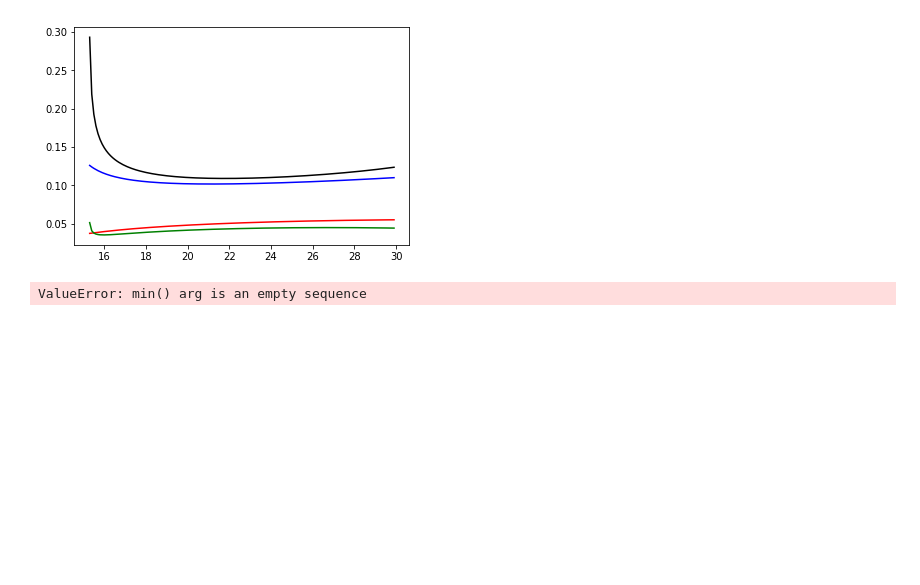
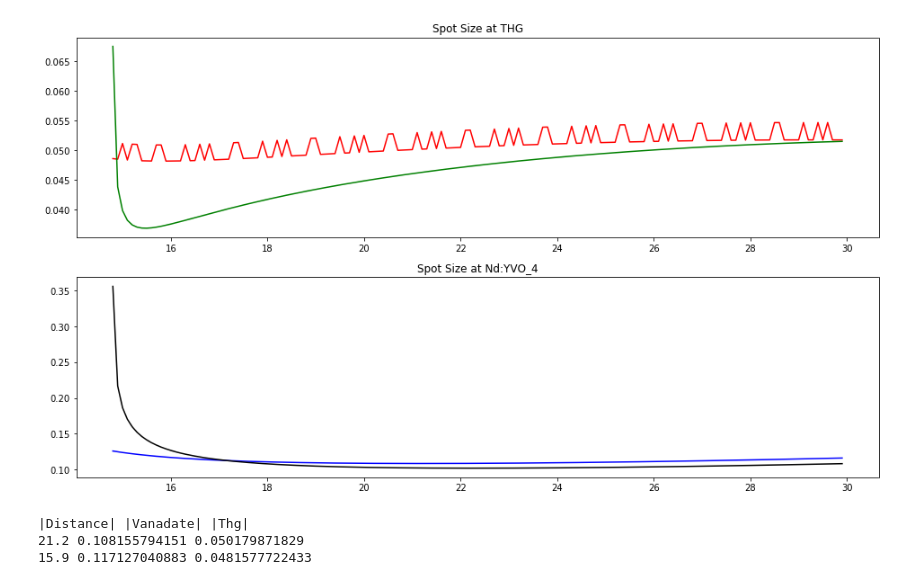
Before and after one commit to aorlando7793/kwabsim, a Jupyter notebook: Optimizing Cavity.ipynb, the cells around one changed output. Saved outputs shown, nothing was run; the diff lists cells and outputs as text; code cells hidden in the pictures; blank space fills up the shorter version.

Commit message:
plotting update and file file interpretting update

```diff
--- a/Optimizing Cavity.ipynb
+++ b/Optimizing Cavity.ipynb
@@ -5,12 +9,14 @@ import math
 import matplotlib.pyplot as plt
 from cavityclass import *
 
-LAM = 1064*10**(-7) * 1.15
+LAM = 1064*10**(-7) * 1
 
-save_path = 'C:/Users/R&D Group/Python/kwabsim-master/'
-file_name = 'datatest'
-file_path = os.path.join(save_path, file_name+".dat")
+#save_path = 'C:/Users/R&D Group/Python/kwabsim-master/'
+#file_name = 'datatest'
+#file_path = os.path.join(save_path, file_name+".dat")
 # %%
-ds28 = Cavity(file_path, LAM)
+ds28 = Cavity('testfile.dat', LAM)
 print(ds28.cavity)
+xcav = ds28.get_xcav()
+ycav = ds28.get_ycav()
 # %% [output]
@@ -24,35 +38,43 @@ plt.show()
 # %%
 Wx_at_THG = []
 Wx_at_V = []
 Wy_at_THG = []
 Wy_at_V = []
 Z = []
 for i in np.arange(10,30,.1):
-    newcav = ds28.remove_optic(14).insert_optic('D',i,14)
-    xcav = newcav.get_x_cav()
-    ycav = newcav.get_y_cav()
-    if xcav.is_stable and ycav.is_stable:
-        Wx_at_THG.append(xcav.waist(xcav.L - 4))
-        Wx_at_V.append(xcav.waist(33.5))
-        Wy_at_THG.append(ycav.waist(ycav.L - 4))
-        Wy_at_V.append(ycav.waist(33.5))
+    newcav = ds28.remove_optic(10).insert_optic('D',i,10)
+    xcav2 = newcav.get_xcav()
+    ycav2 = newcav.get_ycav()
+    if xcav2.is_stable and ycav2.is_stable:
+        Wx_at_THG.append(xcav2.waist(xcav2.L - 5))
+        Wx_at_V.append(xcav2.waist(33.5))
+        Wy_at_THG.append(ycav2.waist(ycav2.L - 5))
+        Wy_at_V.append(ycav2.waist(33.5))
         Z.append(i)
-plt.plot(Z, Wx_at_THG, 'r')
-plt.plot(Z, Wx_at_V, 'b')
-plt.plot(Z, Wy_at_THG, 'g')
-plt.plot(Z, Wy_at_V, 'k')
-plt.legend()
+fig2 = plt.figure(figsize=(16,9))
+ax21 = fig2.add_subplot(2,1,1)
+ax21.plot(Z, Wx_at_THG, 'r')
+ax21.plot(Z, Wy_at_THG, 'g')
+ax21.set_title('Spot Size at THG')
+
+ax22 = fig2.add_subplot(2,1,2)
+ax22.plot(Z, Wx_at_V, 'b')
+ax22.plot(Z, Wy_at_V, 'k')
+ax22.set_title('Spot Size at Nd:YVO_4')
+
 plt.show()
 # %% [output]
-[figure, old version]
+[figure, new version]
-# %%
-wV = min(W_at_V)
-index_V = W_at_V.index(wV)
-wT = min(W_at_THG)
-index_T = W_at_THG.index(wT)
-
-print('|Distance|','|Vanadate|', '|Thg|')
-print(Z[index_V], wV, W_at_THG[index_V])
-print(Z[index_T],  W_at_V[index_T], wT)
-# %% [output]
-ValueError: min() arg is an empty sequence
+# %%
+wVx = min(Wx_at_V)
+index_Vx = Wx_at_V.index(wVx)
+wTx = min(Wx_at_THG)
+index_Tx = Wx_at_THG.index(wTx)
+
+print('|Distance|','|Vanadate|', '|Thg|')
+print(Z[index_Vx], wVx, Wx_at_THG[index_Vx])
+print(Z[index_Tx],  Wx_at_V[index_Tx], wTx)
+# %% [output]
+|Distance| |Vanadate| |Thg|
+21.2 0.108155794151 0.050179871829
+15.9 0.117127040883 0.0481577722433
```
Also changed, not shown: parts of 4 cells of this notebook, 6 other files.
